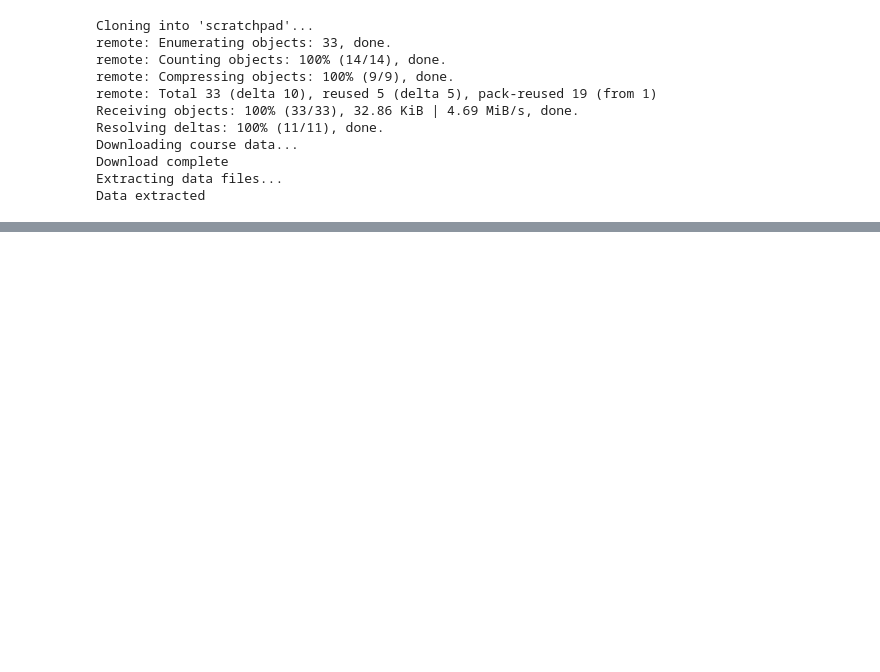
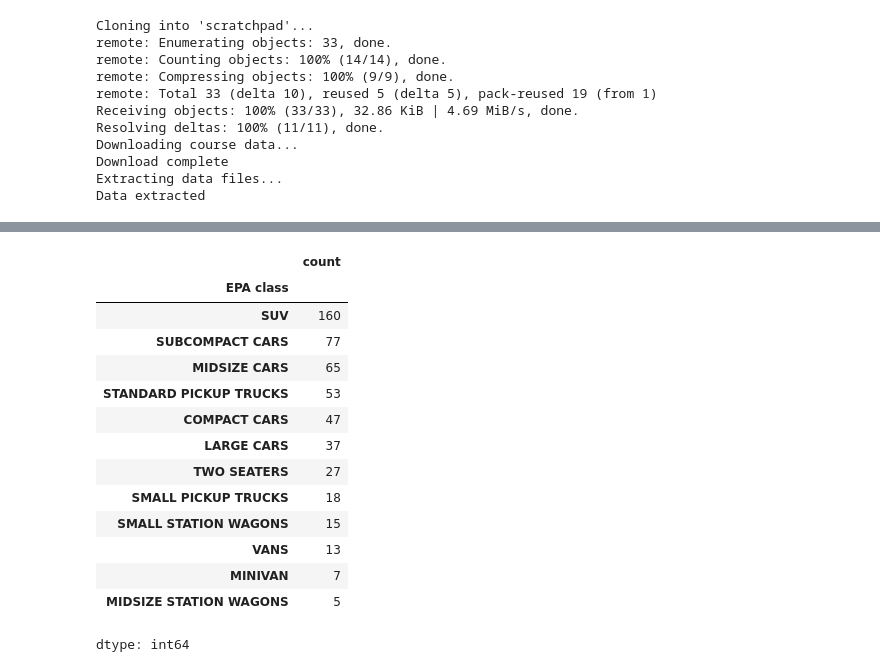
Before and after one commit to echiino/scratchpad, a Jupyter notebook: nb_2026_02_03.ipynb, the cells around one changed output, grey strips where cells are left out. Drawn from its saved outputs; the diff is of its cells as text; code cells hidden in the pictures; blank space fills up the shorter version.

```diff
--- a/nb_2026_02_03.ipynb
+++ b/nb_2026_02_03.ipynb
@@ -30,3 +38,21 @@ df.head()
 | 2 | 3 | HONDA | Acura | RL | 4 | MIDSIZE CARS | C | G | 47.6 | ... |
 | 3 | 4 | HONDA | Acura | TL | 4 | MIDSIZE CARS | C | G | 47.8 | ... |
 | 4 | 5 | HONDA | Acura | TSX | 3 | COMPACT CARS | C | G | 46.0 | ... |
+# %%
+df['EPA class'].value_counts()
+# %% [output]
+|  | count |
+| EPA class |  |
+| SUV | 160 |
+| SUBCOMPACT CARS | 77 |
+| MIDSIZE CARS | 65 |
+| STANDARD PICKUP TRUCKS | 53 |
+| COMPACT CARS | 47 |
+| LARGE CARS | 37 |
+| TWO SEATERS | 27 |
+| SMALL PICKUP TRUCKS | 18 |
+| SMALL STATION WAGONS | 15 |
+| VANS | 13 |
+| MINIVAN | 7 |
+| MIDSIZE STATION WAGONS | 5 |
+dtype: int64
```
Also changed, not shown: parts of 4 cells of this notebook.
